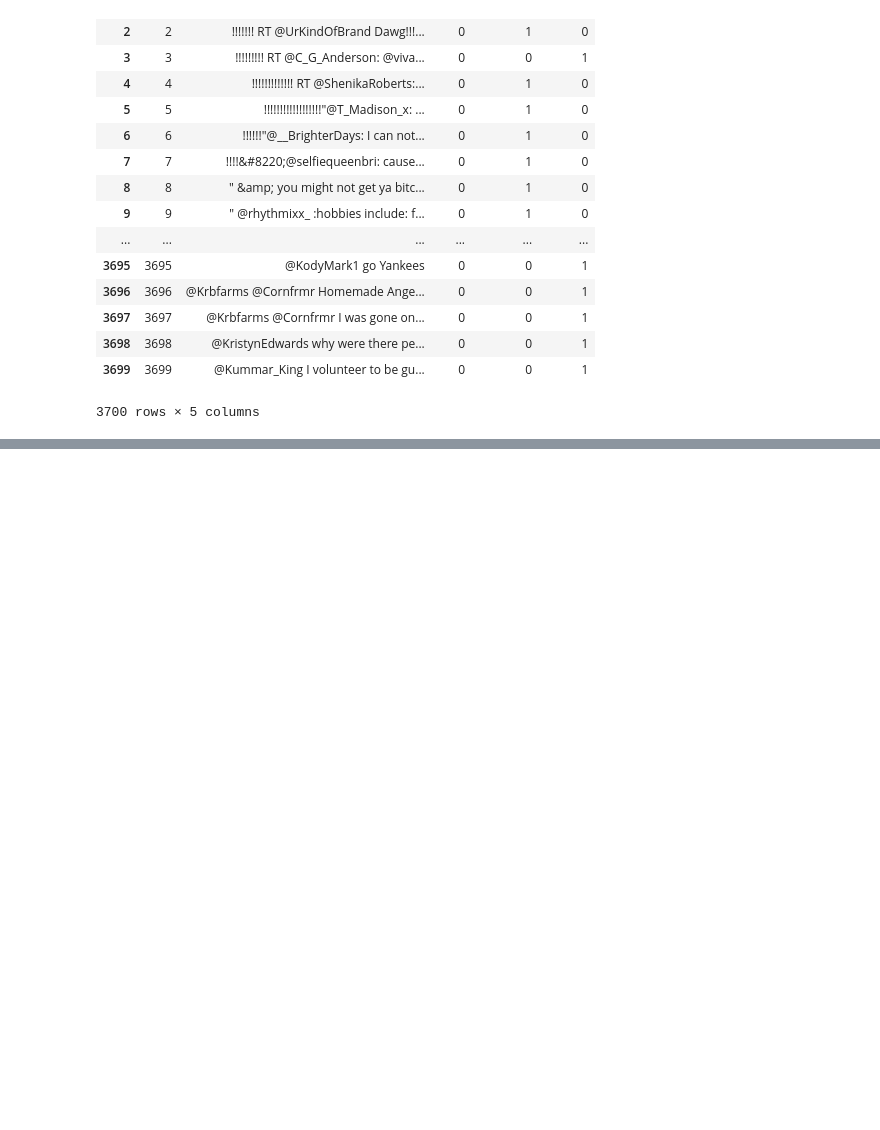
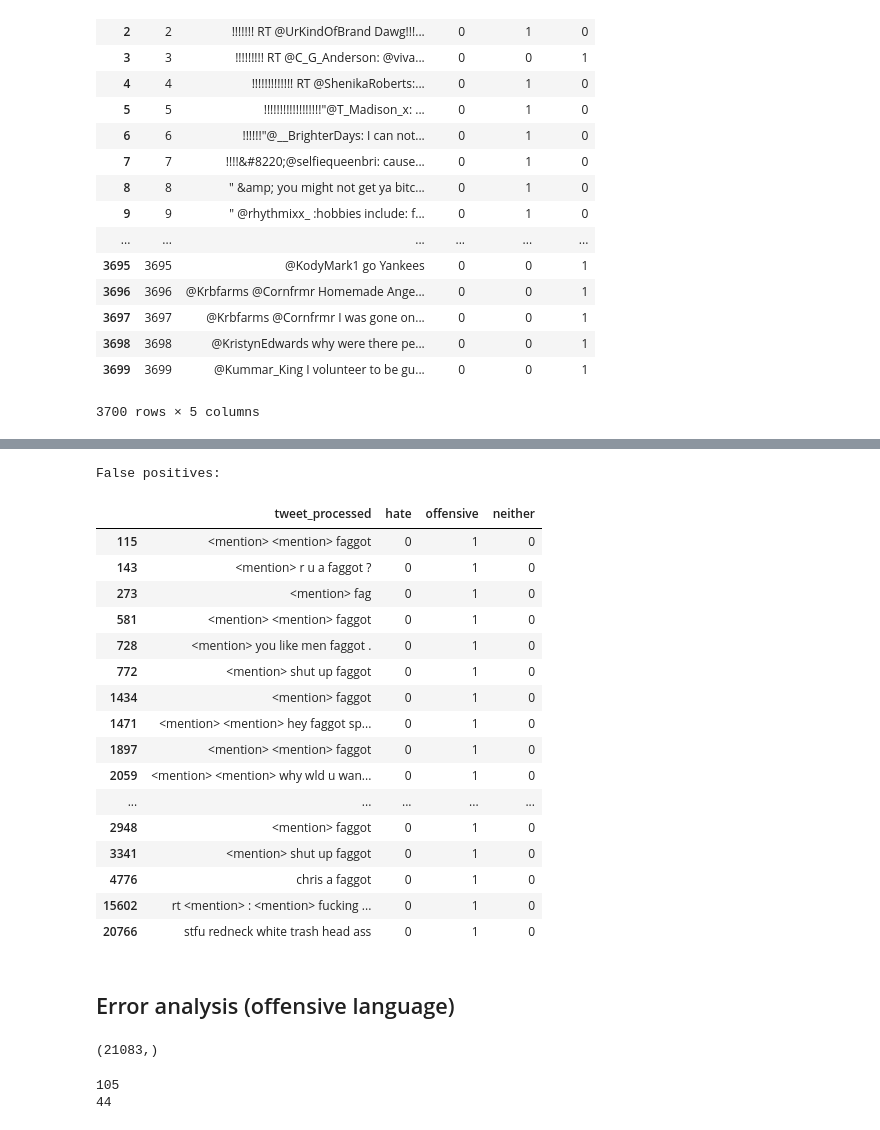
Before and after one commit to michaelmilleryoder/comp-ethics, a Jupyter notebook: jupyter/hw3.ipynb, the cells around one changed output, grey strips where cells are left out. Saved outputs shown, nothing was run; the diff lists cells and outputs as text; code cells hidden in the pictures; blank space fills up the shorter version.

```diff
--- a/jupyter/hw3.ipynb
+++ b/jupyter/hw3.ipynb
@@ -1675,0 +1758,55 @@ final_predictions.to_csv('/usr0/home/mamille2/11-830_data/hw3/Michael_Yoder.hypo
+# %%
+print("False positives:")
+display(data['train'].loc[false_pos, ['tweet_processed', 'hate', 'offensive', 'neither']])
+# %% [output]
+False positives:
+|  | tweet_processed | hate | offensive | neither |
+| 115 | <mention> <mention> faggot | 0 | 1 | 0 |
+| 143 | <mention> r u a faggot ? | 0 | 1 | 0 |
+| 273 | <mention> fag | 0 | 1 | 0 |
+| 581 | <mention> <mention> faggot | 0 | 1 | 0 |
+| 728 | <mention> you like men faggot . | 0 | 1 | 0 |
+| 772 | <mention> shut up faggot | 0 | 1 | 0 |
+| 1434 | <mention> faggot | 0 | 1 | 0 |
+| 1471 | <mention> <mention> hey faggot sp... | 0 | 1 | 0 |
+| 1897 | <mention> <mention> faggot | 0 | 1 | 0 |
+| 2059 | <mention> <mention> why wld u wan... | 0 | 1 | 0 |
+| ... | ... | ... | ... | ... |
+| 2948 | <mention> faggot | 0 | 1 | 0 |
+| 3341 | <mention> shut up faggot | 0 | 1 | 0 |
+| 4776 | chris a faggot | 0 | 1 | 0 |
+| 15602 | rt <mention> : <mention> fucking ... | 0 | 1 | 0 |
+| 20766 | stfu redneck white trash head ass | 0 | 1 | 0 |
+# %% [markdown]
+## Error analysis (offensive language)
+# %%
+# Train on full dataset and see errors
+clf = LogisticRegression()
+x['train'] = hstack([bow['train'], csr_matrix(data['train']['num_slurs'].data).T,
+                     csr_matrix(data['train']['num_viol'].data).T,
+                     csr_matrix(sent_feats['train']),
+                    hate_feats['train']])
+y['train'] = data['train'].offensive
+clf.fit(x['train'], y['train'])
+preds = clf.predict(x['train'])
+preds.shape
+# %% [output]
+(21083,)
+# %%
+false_pos = []
+false_neg = []
+
+for i, (gold, pred) in enumerate(zip(data['train'].offensive.tolist(), preds)):
+    if pred != gold:
+        if gold == 0:
+            false_pos.append(i)
+        elif gold == 1:
+            false_neg.append(i)
+        else:
+            "What???"
+
+print(len(false_pos))
+print(len(false_neg))
+# %% [output]
+105
+44
```
Also changed, not shown: parts of 14 cells of this notebook.
